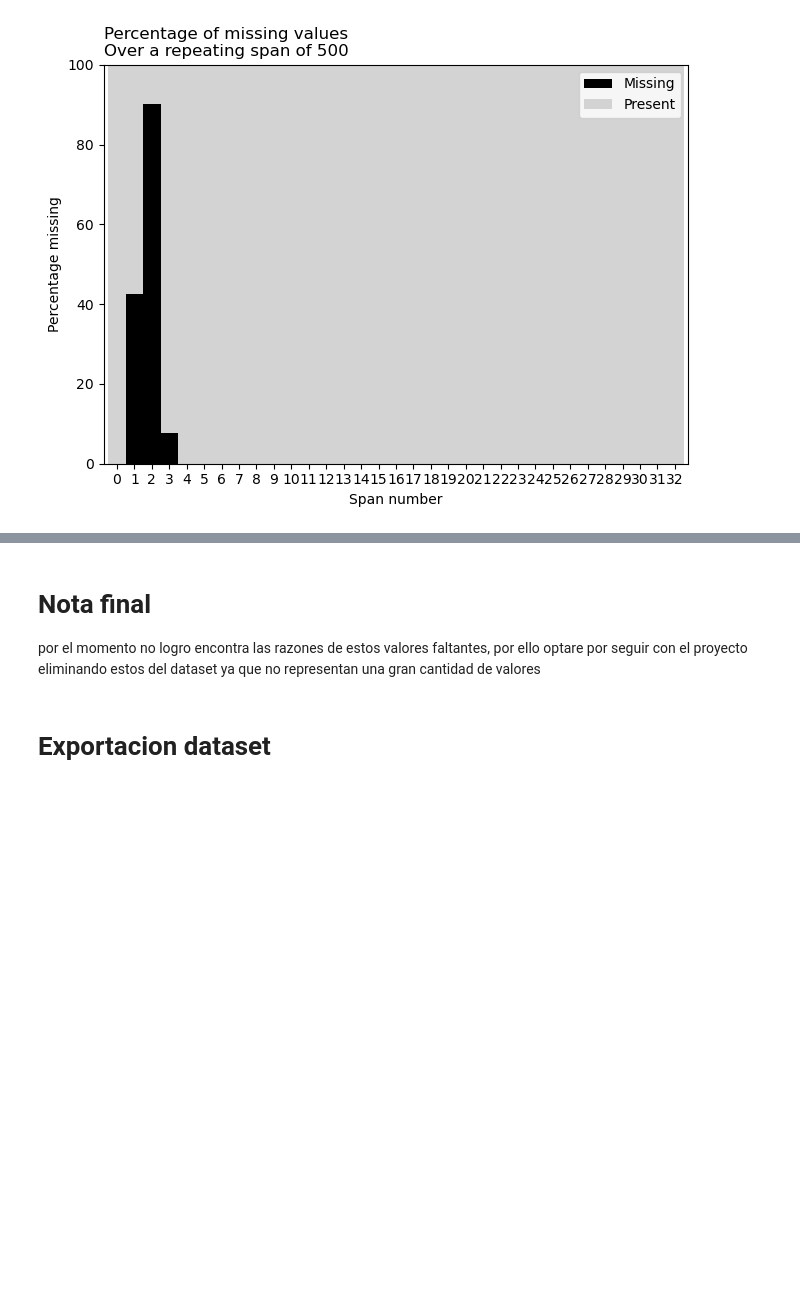
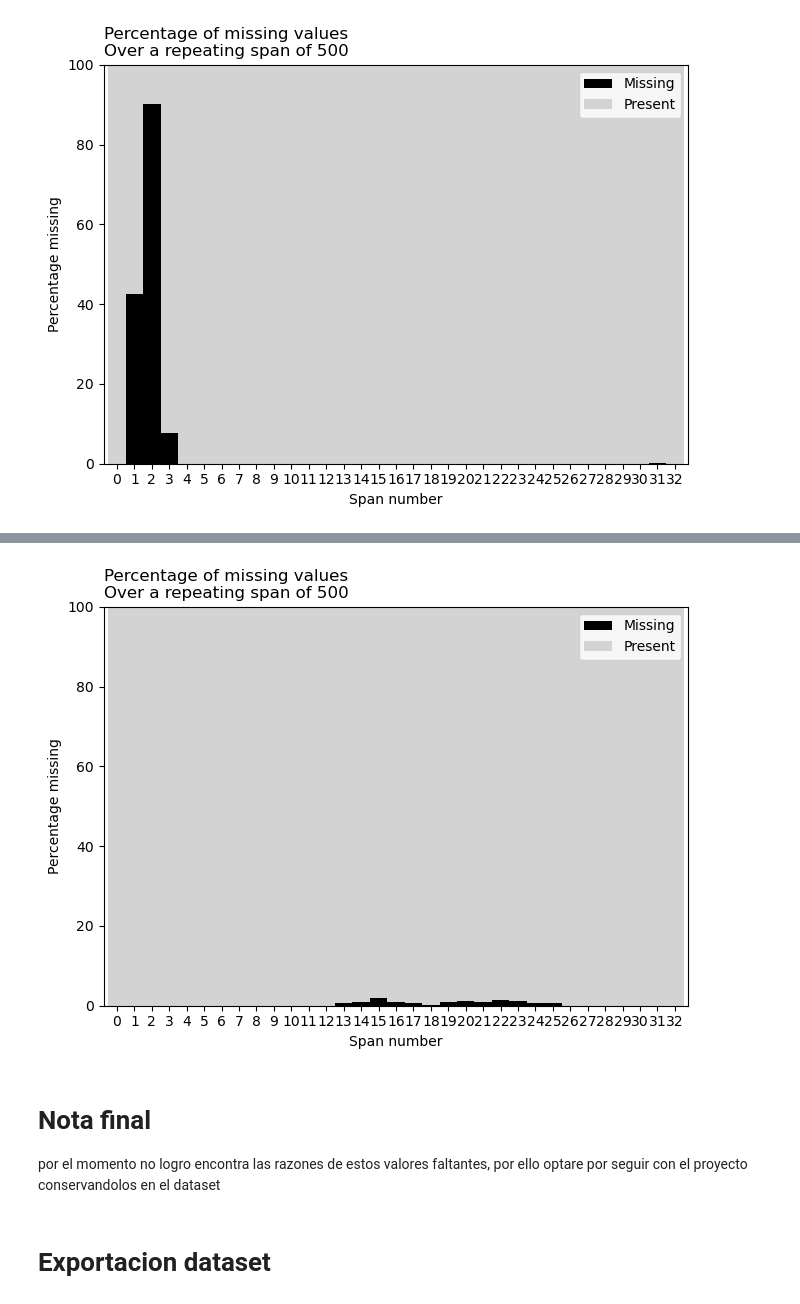
Before and after one commit to giraljv/hurtos_colombia, a Jupyter notebook: notebooks/0-1_nulls.ipynb, the cells around one changed output, grey strips where cells are left out. Drawn from its saved outputs; the diff is of its cells as text; code cells hidden in the pictures; blank space fills up the shorter version.

```diff
--- a/notebooks/0-1_nulls.ipynb
+++ b/notebooks/0-1_nulls.ipynb
@@ -345,6 +394,10 @@ pre_final_df.ms_tools.vis_variable_span_plot(variable='razon_de_satisfaccion',sp
+# %%
+pre_final_df.ms_tools.vis_variable_span_plot(variable='razon_no_denuncia',span_every=500)
+# %% [output]
+[figure, added]
 # %% [markdown]
 # Nota final
-por el momento no logro encontra las razones de estos valores faltantes, por ello optare por seguir con el proyecto eliminando estos del dataset ya que no representan una gran cantidad de valores
+por el momento no logro encontra las razones de estos valores faltantes, por ello optare por seguir con el proyecto conservandolos en el dataset
 # %% [markdown]
 # Exportacion dataset
 # %%
```
Also changed, not shown: parts of 23 cells of this notebook, 5 other files.
